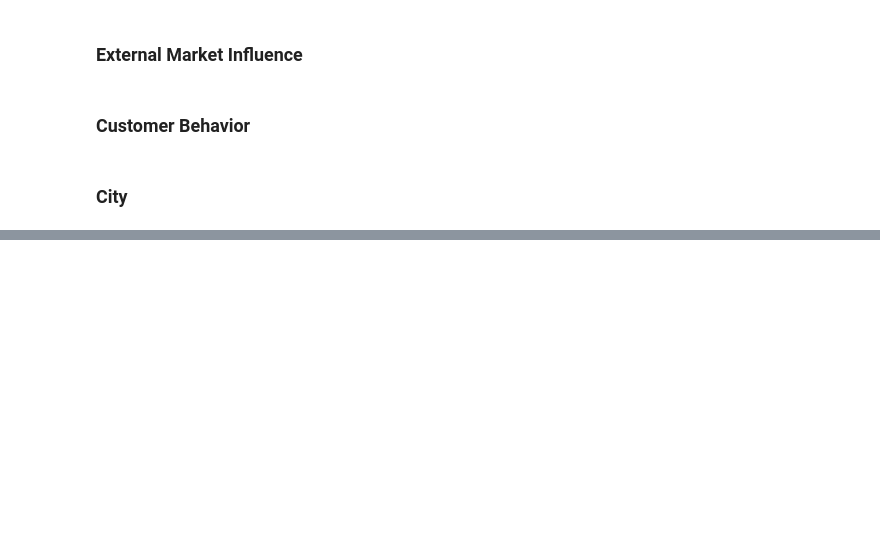
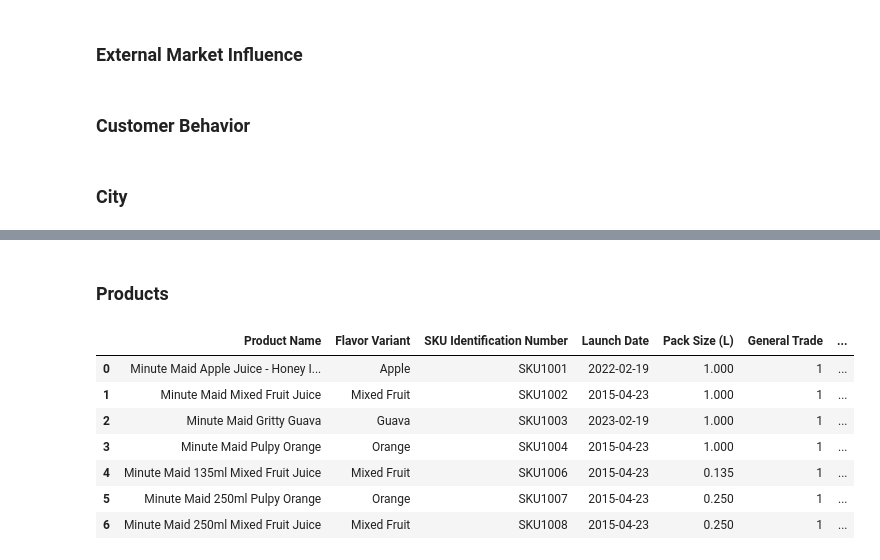
Before and after one commit to omkar-dalvi/datascience-rtm-hackathon, a Jupyter notebook: src/01 eda/EDA.ipynb, the cells around one changed output, grey strips where cells are left out. Saved outputs shown, nothing was run; the diff lists cells and outputs as text; code cells hidden in the pictures; blank space fills up the shorter version.

Commit message:
preprocessed data and added processed data reports

```diff
--- a/src/01 eda/EDA.ipynb
+++ b/src/01 eda/EDA.ipynb
@@ -86,0 +135,68 @@ city_data_profile.to_file('../../eda/city_data_profile.html')
+# %% [markdown]
+### Products
+# %%
+import pandas as pd
+import re
+import numpy as np
+
+products_df_processed = products_df.copy()
+
+# Convert "Flavor Variant" column to categorical data type
+products_df_processed['Flavor Variant'] = products_df_processed['Flavor Variant'].astype('category')
+
+
+# 2. Convert Launch Date from MM/DD/YYYY to yyyy-mm-dd
+products_df_processed['Launch Date'] = pd.to_datetime(products_df_processed['Launch Date (MM/DD/YYYY)'], format='%m/%d/%Y').dt.strftime('%Y-%m-%d')
+
+def convert_pack_size(pack_str):
+    """
+    Extract numeric value and convert pack size to litres.
+    Assumes the pack size string contains a number and a unit (ml or L).
+    """
+    match = re.search(r'([\d\.]+)\s*(ml|l)', pack_str, re.IGNORECASE)
+    if match:
+        value = float(match.group(1))
+        unit = match.group(2).lower()
+        if unit == 'ml':
+            return value / 1000  # convert millilitres to litres
+        else:
+            return value
+    return np.nan
+
+products_df_processed['Pack Size (L)'] = products_df_processed['Pack Size (ml/L)'].apply(convert_pack_size)
+
+channels = {
+    'General Trade': r'general trade',
+    'E Commerce': r'e[-\s]?commerce',
+    'Modern Trade': r'modern trade',
+    'HoReCa': r'horeca',
+    'Q Commerce': r'q[-\s]?commerce'
+}
+
+def encode_distribution(dist_str):
+    """
+    Returns a Series with one-hot encoding for each distribution channel.
+    """
+    dist_lower = dist_str.lower()
+    result = {}
+    for channel, pattern in channels.items():
+        result[channel] = 1 if re.search(pattern, dist_lower) else 0
+    return pd.Series(result)
+
+dist_df = products_df_processed['Distribution Coverage'].apply(encode_distribution)
+products_df_processed = pd.concat([products_df_processed, dist_df], axis=1)
+
+products_df_processed = products_df_processed[['Product Name', 'Flavor Variant', 'SKU Identification Number',
+          'Launch Date', 'Pack Size (L)', 'General Trade', 'E Commerce',
+          'Modern Trade', 'HoReCa', 'Q Commerce']]
+
+products_df_processed.head(100)
+# %% [output]
+|  | Product Name | Flavor Variant | SKU Identification Number | Launch Date | Pack Size (L) | General Trade | ... |
+| 0 | Minute Maid Apple Juice - Honey I... | Apple | SKU1001 | 2022-02-19 | 1.000 | 1 | ... |
+| 1 | Minute Maid Mixed Fruit Juice | Mixed Fruit | SKU1002 | 2015-04-23 | 1.000 | 1 | ... |
+| 2 | Minute Maid Gritty Guava | Guava | SKU1003 | 2023-02-19 | 1.000 | 1 | ... |
+| 3 | Minute Maid Pulpy Orange | Orange | SKU1004 | 2015-04-23 | 1.000 | 1 | ... |
+| 4 | Minute Maid 135ml Mixed Fruit Juice | Mixed Fruit | SKU1006 | 2015-04-23 | 0.135 | 1 | ... |
+| 5 | Minute Maid 250ml Pulpy Orange | Orange | SKU1007 | 2015-04-23 | 0.250 | 1 | ... |
+| 6 | Minute Maid 250ml Mixed Fruit Juice | Mixed Fruit | SKU1008 | 2015-04-23 | 0.250 | 1 | ... |
```
Also changed, not shown: parts of 19 cells of this notebook, 24 other files.
